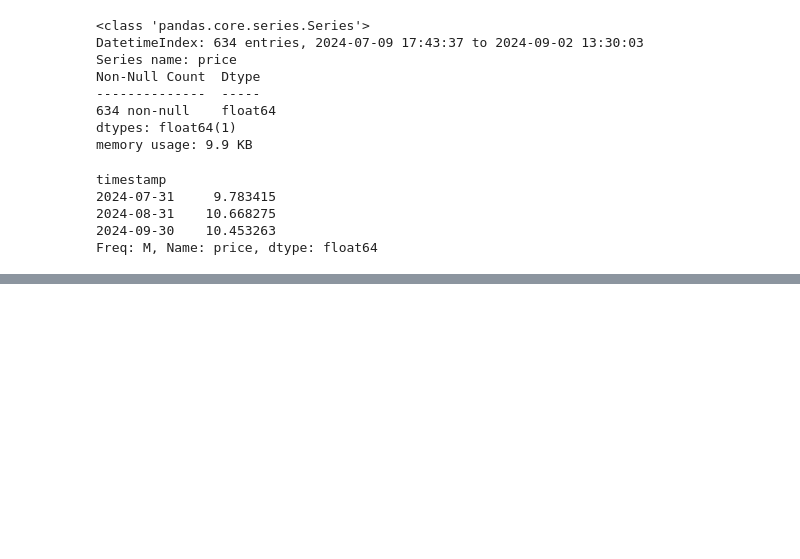
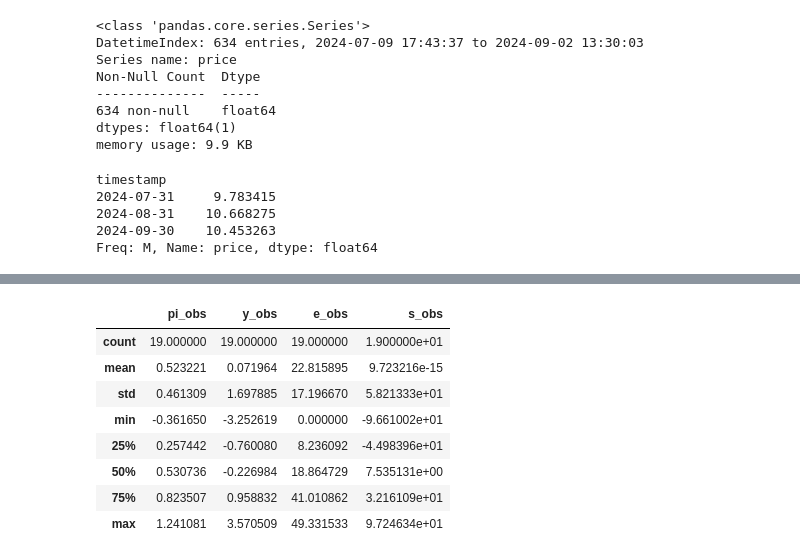
Before and after one commit to osmarbolivar/Sentiment-Analysis-Criptocurrency, a Jupyter notebook: Data.ipynb, the cells around one changed output, grey strips where cells are left out. Saved outputs shown, nothing was run; the diff lists cells and outputs as text; code cells hidden in the pictures; blank space fills up the shorter version.

```diff
--- a/Data.ipynb
+++ b/Data.ipynb
@@ -209,0 +427,12 @@ Freq: M, Name: price, dtype: float64
+# %%
+bolivia_data.describe()
+# %% [output]
+|  | pi_obs | y_obs | e_obs | s_obs |
+| count | 19.000000 | 19.000000 | 19.000000 | 1.900000e+01 |
+| mean | 0.523221 | 0.071964 | 22.815895 | 9.723216e-15 |
+| std | 0.461309 | 1.697885 | 17.196670 | 5.821333e+01 |
+| min | -0.361650 | -3.252619 | 0.000000 | -9.661002e+01 |
+| 25% | 0.257442 | -0.760080 | 8.236092 | -4.498396e+01 |
+| 50% | 0.530736 | -0.226984 | 18.864729 | 7.535131e+00 |
+| 75% | 0.823507 | 0.958832 | 41.010862 | 3.216109e+01 |
+| max | 1.241081 | 3.570509 | 49.331533 | 9.724634e+01 |
```
Also changed, not shown: parts of 17 cells of this notebook, 9 other files.
